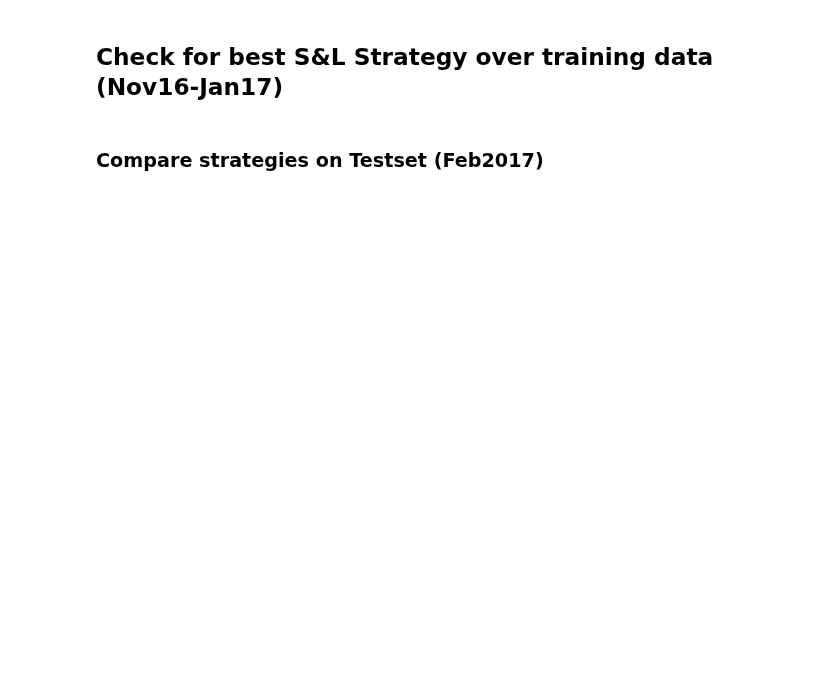
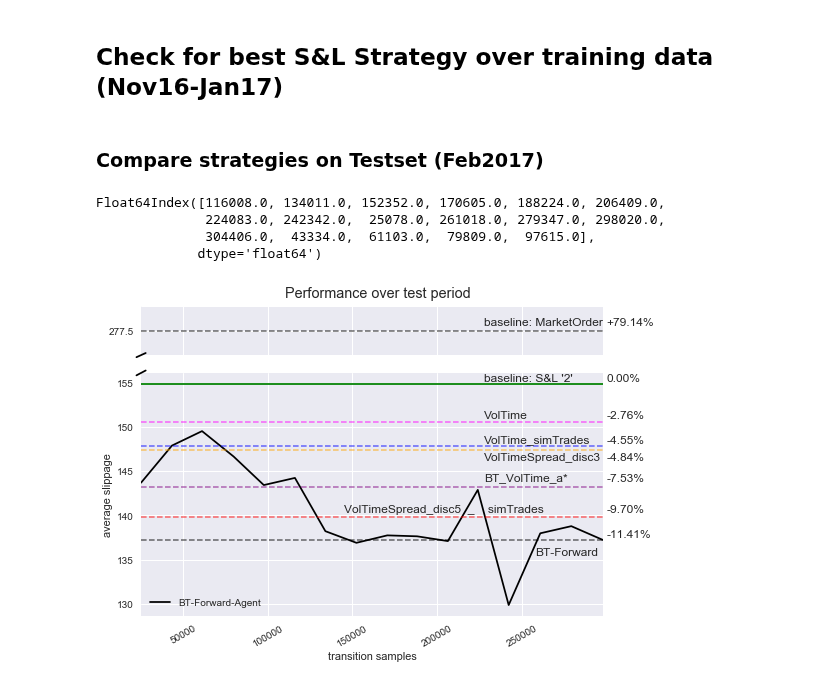
Before and after one commit to axelperschmann/orderbook_agent, a Jupyter notebook: orderbook_agent/notebooks/5_evaluate_strategies.ipynb, the cells around one changed output. Drawn from its saved outputs; the diff is of its cells as text; code cells hidden in the pictures; blank space fills up the shorter version.

```diff
--- a/orderbook_agent/notebooks/5_evaluate_strategies.ipynb
+++ b/orderbook_agent/notebooks/5_evaluate_strategies.ipynb
@@ -489,3 +379,80 @@ costs_list = run_Q(V=100, H=T*period_length, T=T, ql=ql,
 plot_experiment_results(costs_list, name='Trainset (USDT-BTC)')  #, ylim=(-1.5, 1.5))
 mean = costs_list_train.mean()
 print("Minimal costs reached by S&L strategy: '{}': {:1.4f}".format(mean.argmin(), mean.min()))
+# %%
+slippage = pd.read_csv('slippage_may_BT_shuffle.csv', index_col=0)
+slippage = slippage.iloc[:,:17]
+slippage.columns = [col[24:] for col in slippage.columns]
+slippage.columns = [float(col) for col in slippage.columns[:]]
+print(slippage.columns)
+slippage = slippage[[25078, 43334, 61103, 79809, 97615, 116008, 134011, 152352, 170605, 188224, 206409, 224083, 242342, 261018, 279347, 298020]].iloc[:640,:]
+
+
+f,(ax1,ax2) = plt.subplots(2,1,sharex=True, facecolor='w', gridspec_kw = {'height_ratios':[1, 5]})
+slippage.mean().plot(rot=30, label='BT-Forward-Agent', color='black')
+plt.ylabel("average slippage")
+plt.xlabel("transition samples")
+
+ax1.axhline(277.49, alpha=0.5, linestyle='--', color='black')
+ax2.axhline(154.9 , alpha=1,  color='green')
+ax2.axhline(150.63, alpha=0.5, linestyle='--', color='magenta')
+ax2.axhline(147.86, alpha=0.5, linestyle='--', color='blue')
+ax2.axhline(143.24, alpha=0.5, linestyle='--', color='purple')
+ax2.axhline(139.87, alpha=0.5, linestyle='--', color='red')
+ax2.axhline(147.41, alpha=0.5, linestyle='--', color='orange')
+ax2.axhline(137.23, alpha=0.5, linestyle='--', color='black')
+
+offset = 228000
+ax2.text(s="baseline: S&L '2'", x=offset, y=155.2)
+ax2.text(s="0.00%", x=300000, y=155.2)
+ax2.text(s="VolTime", x=offset, y=151)
+ax2.text(s="-2.76%", x=300000, y=151)
+ax2.text(s="VolTime_simTrades", x=offset, y=148.2)
+ax2.text(s="-4.55%", x=300000, y=148.2)
+ax2.text(s="BT_VolTime_a*", x=offset, y=143.8)
+ax2.text(s="-7.53%", x=300000, y=143.8)
+
+ax2.text(s="VolTimeSpread_disc3", x=offset, y=146.2)
+ax2.text(s="-4.84%", x=300000, y=146.2)
+
+ax2.text(s="VolTimeSpread_disc5  _    simTrades", x=145000, y=140.3)
+ax2.text(s="-9.70%", x=300000, y=140.3)
+
+ax1.text(s="baseline: MarketOrder", x=offset, y=278)
+ax1.text(s="+79.14%", x=300000, y=278)
+ax2.text(s="BT-Forward", x=258000, y=135.5)
+ax2.text(s="-11.41%", x=300000, y=137.5)
+plt.legend()
+
+ax1.set_ylim((275, 280))
+# hide the spines between ax and ax2
+#ax1.spines['right'].set_visible(False)
+#ax2.spines['left'].set_visible(False)
+#ax1.yaxis.tick_left()
+#ax1.tick_params(labelright='off')
+#ax2.yaxis.tick_right()
+
+d = .01 # how big to make the diagonal lines in axes coordinates
+# arguments to pass plot, just so we don't keep repeating them
+kwargs = dict(transform=ax2.transAxes, color='k', clip_on=False)
+#ax2.plot((-d,+d), (-d,+d), **kwargs)
+ax2.plot((-d,+d),(1-d,1+d), **kwargs)
+
+kwargs.update(transform=ax1.transAxes)  # switch to the bottom axes
+#ax1.plot((-d,+d), (1-d,1+d), **kwargs)
+ax1.plot((-d,+d), (-4.3*d,+4.3*d), **kwargs)
+#plt.title("x")
+f.suptitle("Performance over test period")
+plt.subplots_adjust(hspace = .05)
+plt.tight_layout()
+ax1.set_yticklabels(["", 277.5])
+plt.subplots_adjust(top=0.93)
+plt.subplots_adjust(right=0.89)
+plt.savefig("BT_Forward_Performance.pdf")
+plt.show()
+# %% [output]
+Float64Index([116008.0, 134011.0, 152352.0, 170605.0, 188224.0, 206409.0,
+              224083.0, 242342.0,  25078.0, 261018.0, 279347.0, 298020.0,
+              304406.0,  43334.0,  61103.0,  79809.0,  97615.0],
+             dtype='float64')
+[figure, added]
```
Also changed, not shown: parts of 60 cells of this notebook, 4 other files.
